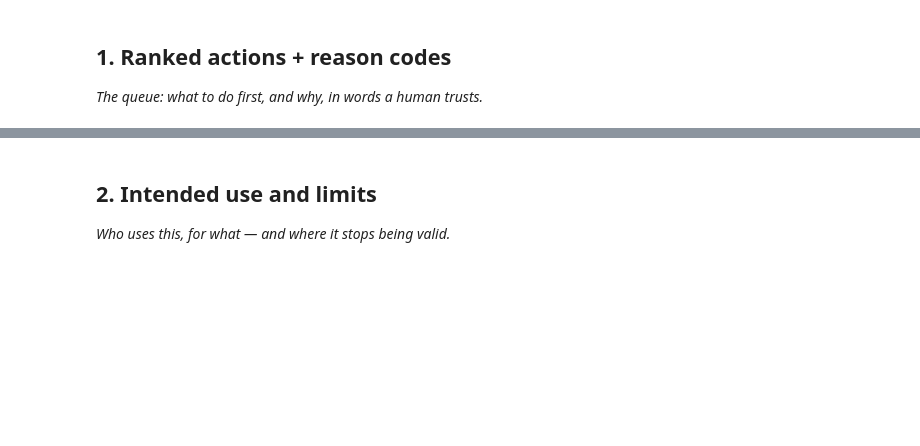
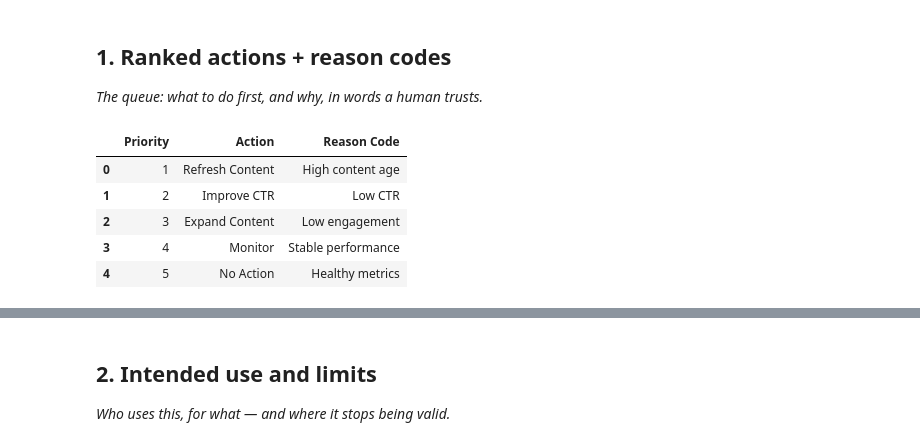
Before and after one commit to Sidd13789/flyrank-ml-internship, a Jupyter notebook: work/notebooks/w07_action_playbook.ipynb, the cells around one changed output, grey strips where cells are left out. Drawn from its saved outputs; the diff is of its cells as text; code cells hidden in the pictures; blank space fills up the shorter version.

```diff
--- a/work/notebooks/w07_action_playbook.ipynb
+++ b/work/notebooks/w07_action_playbook.ipynb
@@ -10,3 +10,32 @@ This skeleton is yours to fill. Work the sections **in order** — each one has
 ## 1. Ranked actions + reason codes
 
 *The queue: what to do first, and why, in words a human trusts.*
+# %%
+import pandas as pd
+
+queue = pd.DataFrame({
+    "Priority":[1,2,3,4,5],
+    "Action":[
+        "Refresh Content",
+        "Improve CTR",
+        "Expand Content",
+        "Monitor",
+        "No Action"
+    ],
+    "Reason Code":[
+        "High content age",
+        "Low CTR",
+        "Low engagement",
+        "Stable performance",
+        "Healthy metrics"
+    ]
+})
+
+queue
+# %% [output]
+|  | Priority | Action | Reason Code |
+| 0 | 1 | Refresh Content | High content age |
+| 1 | 2 | Improve CTR | Low CTR |
+| 2 | 3 | Expand Content | Low engagement |
+| 3 | 4 | Monitor | Stable performance |
+| 4 | 5 | No Action | Healthy metrics |
```
Also changed, not shown: parts of 10 cells of this notebook.
